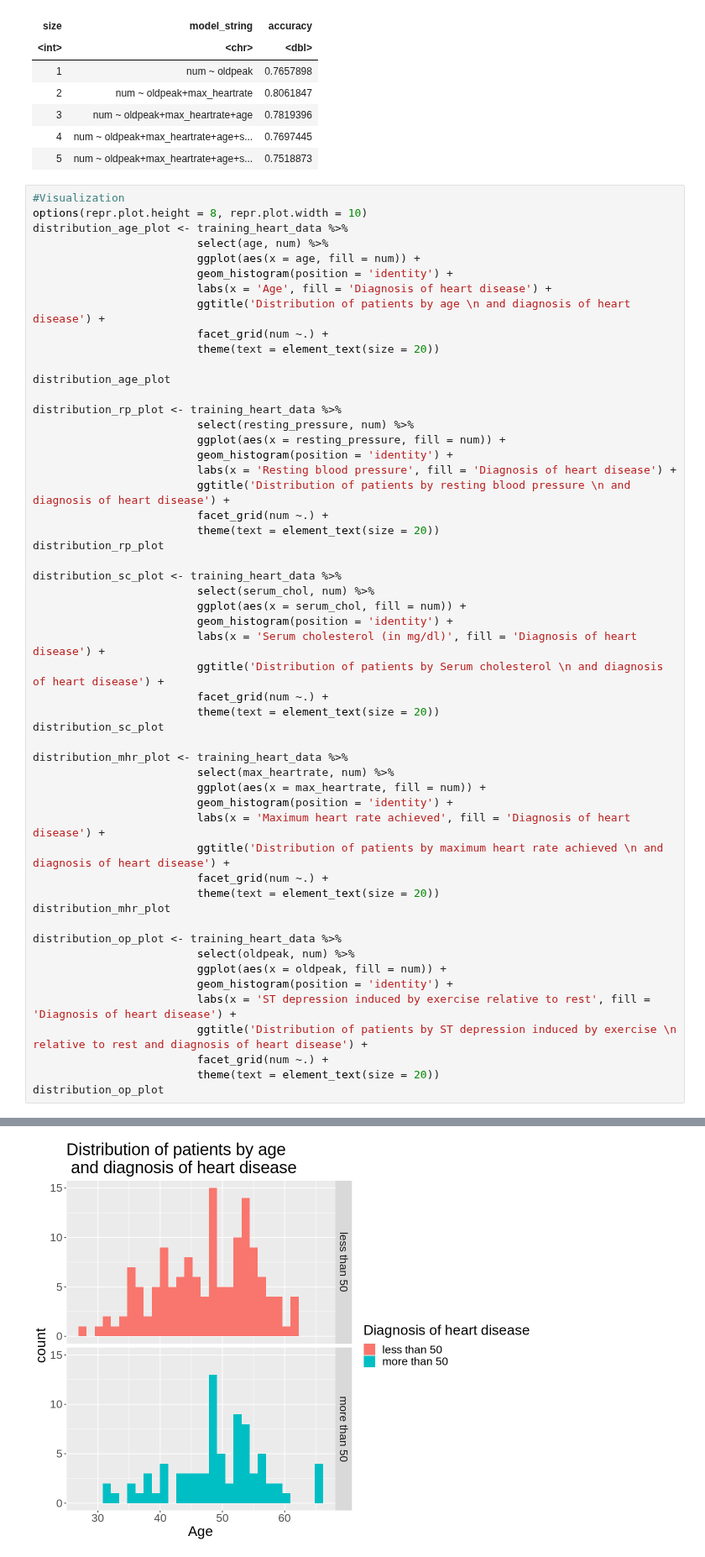
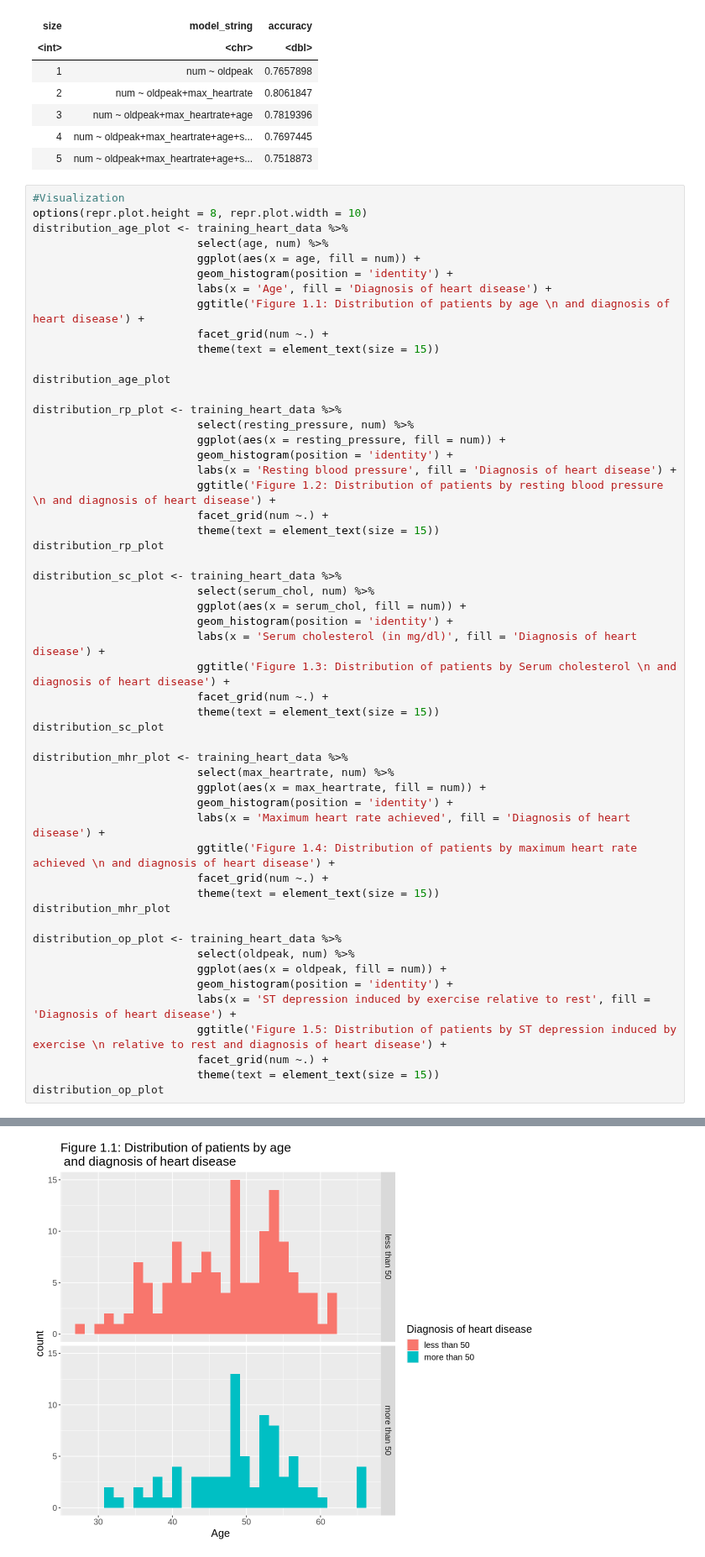
Before and after one commit to papercheesecake/DSCI100-group-project-18, a Jupyter notebook: group_report.ipynb, the cells around one changed output, grey strips where cells are left out. Shown at 84% size. Cells and saved outputs as stored; diff of their text form.

```diff
--- a/group_report.ipynb
+++ b/group_report.ipynb
@@ -393,9 +411,9 @@ distribution_age_plot <- training_heart_data %>%
                          ggplot(aes(x = age, fill = num)) +
                          geom_histogram(position = 'identity') +
                          labs(x = 'Age', fill = 'Diagnosis of heart disease') +
-                         ggtitle('Distribution of patients by age \n and diagnosis of heart disease') +
+                         ggtitle('Figure 1.1: Distribution of patients by age \n and diagnosis of heart disease') +
                          facet_grid(num ~.) +
-                         theme(text = element_text(size = 20))
+                         theme(text = element_text(size = 15))
 
 distribution_age_plot
 
@@ -404,48 +422,48 @@ distribution_rp_plot <- training_heart_data %>%
                          ggplot(aes(x = resting_pressure, fill = num)) +
                          geom_histogram(position = 'identity') +
                          labs(x = 'Resting blood pressure', fill = 'Diagnosis of heart disease') +
-                         ggtitle('Distribution of patients by resting blood pressure \n and diagnosis of heart disease') +
+                         ggtitle('Figure 1.2: Distribution of patients by resting blood pressure \n and diagnosis of heart disease') +
                          facet_grid(num ~.) +
-                         theme(text = element_text(size = 20))
+                         theme(text = element_text(size = 15))
 distribution_rp_plot
 
 distribution_sc_plot <- training_heart_data %>%
                          select(serum_chol, num) %>%
                          ggplot(aes(x = serum_chol, fill = num)) +
                          geom_histogram(position = 'identity') +
                          labs(x = 'Serum cholesterol (in mg/dl)', fill = 'Diagnosis of heart disease') +
-                         ggtitle('Distribution of patients by Serum cholesterol \n and diagnosis of heart disease') +
+                         ggtitle('Figure 1.3: Distribution of patients by Serum cholesterol \n and diagnosis of heart disease') +
                          facet_grid(num ~.) +
-                         theme(text = element_text(size = 20))
+                         theme(text = element_text(size = 15))
 distribution_sc_plot
 
 distribution_mhr_plot <- training_heart_data %>%
                          select(max_heartrate, num) %>%
                          ggplot(aes(x = max_heartrate, fill = num)) +
                          geom_histogram(position = 'identity') +
                          labs(x = 'Maximum heart rate achieved', fill = 'Diagnosis of heart disease') +
-                         ggtitle('Distribution of patients by maximum heart rate achieved \n and diagnosis of heart disease') +
+                         ggtitle('Figure 1.4: Distribution of patients by maximum heart rate achieved \n and diagnosis of heart disease') +
                          facet_grid(num ~.) +
-                         theme(text = element_text(size = 20))
+                         theme(text = element_text(size = 15))
 distribution_mhr_plot
 
 distribution_op_plot <- training_heart_data %>%
                          select(oldpeak, num) %>%
                          ggplot(aes(x = oldpeak, fill = num)) +
                          geom_histogram(position = 'identity') +
                          labs(x = 'ST depression induced by exercise relative to rest', fill = 'Diagnosis of heart disease') +
-                         ggtitle('Distribution of patients by ST depression induced by exercise \n relative to rest and diagnosis of heart disease') +
+                         ggtitle('Figure 1.5: Distribution of patients by ST depression induced by exercise \n relative to rest and diagnosis of heart disease') +
                          facet_grid(num ~.) +
-                         theme(text = element_text(size = 20))
+                         theme(text = element_text(size = 15))
 distribution_op_plot
 # %% [output]
 `stat_bin()` using `bins = 30`. Pick better value with `binwidth`.
 
 `stat_bin()` using `bins = 30`. Pick better value with `binwidth`.
 
 Warning message:
 “Removed 1 rows containing non-finite values (stat_bin).”
-[figure, old version]
+[figure, new version]
 `stat_bin()` using `bins = 30`. Pick better value with `binwidth`.
 
 Warning message:
```
Also changed, not shown: parts of 10 cells of this notebook.
